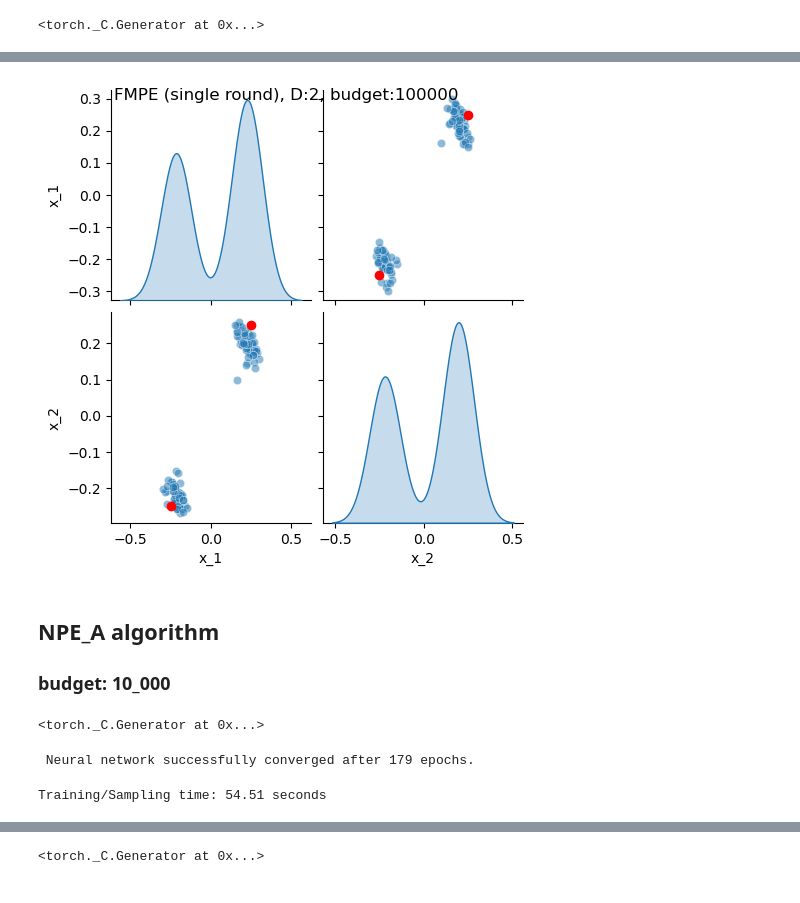
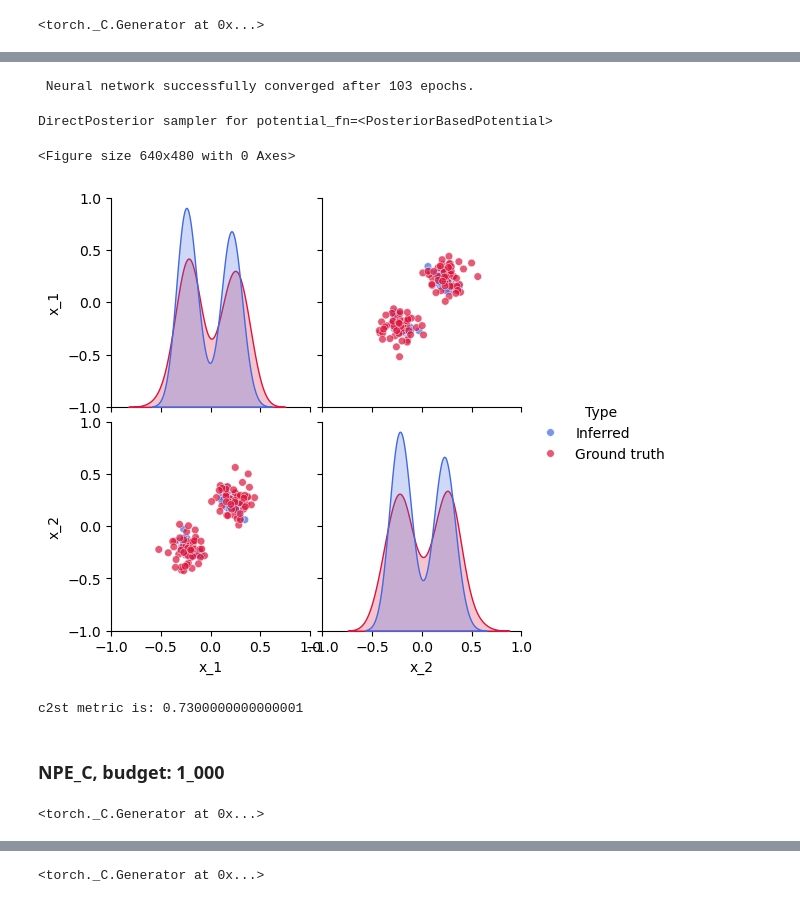
Before and after one commit to givasile/lfi, a Jupyter notebook: notebooks/2moon_simulator.ipynb, the cells around one changed output, grey strips where cells are left out. Cells and saved outputs as stored; diff of their text form; code cells hidden in the pictures.

```diff
--- a/notebooks/2moon_simulator.ipynb
+++ b/notebooks/2moon_simulator.ipynb
@@ -168,16 +213,45 @@ inference.plot_training_summary(budget=100_000)
-# %%
-g = inference.plot_posterior_samples(
-    samples=samples,
-    budget=100000,
-    posterior_modes=posterior_modes,
-    subset_dims = [d for d in range(D)],
-)
-# %% [output]
-[figure, removed]
-# %% [markdown]
-## NPE_A algorithm
-
-### budget: 10_000
+# %%
+# Fit
+inference.fit(
+    budget=budget,
+    fit_kwargs = {
+        "batch_size": batch_size,
+        "num_components": num_components,
+    }
+)
+# %% [output]
+ Neural network successfully converged after 103 epochs.
+DirectPosterior sampler for potential_fn=<PosteriorBasedPotential>
+# %%
+samples = inference.sample(nof_samples=nof_samples)
+# %%
+from scipy.stats import multivariate_normal
+mode1 = np.array([0.25, 0.25])
+mode2 = np.array([-0.25, -0.25])
+cov = 0.01 * np.eye(2)  # Small covariance
+
+# Generate GT samples (50% from each mode)
+samples_gt = np.vstack([
+    multivariate_normal(mode1, cov).rvs(50),
+    multivariate_normal(mode2, cov).rvs(50)
+])
+# %%
+lfi.visualization.plot_pairwise_posterior(
+    samples,
+    limits = [prior_low, prior_high],
+    samples_gt = samples_gt
+)
+plt.show()
+# %% [output]
+<Figure size 640x480 with 0 Axes>
+[figure, added]
+# %%
+c2st = lfi.evaluation.c2st(samples, samples_gt)
+print(f"c2st metric is: {c2st}")
+# %% [output]
+c2st metric is: 0.7300000000000001
+# %% [markdown]
+### NPE_C, budget: 1_000
 # %%
 np.random.seed(21355)
 torch.manual_seed(21)
@@ -201,6 +284 @@ inference = lfi.inference.from_sbi.NPEASingleRound(
 )
-# %%
-samples, time = inference.fit_and_sample(budget=10000, num_samples=100)
-# %% [output]
- Neural network successfully converged after 179 epochs.
-Training/Sampling time: 54.51 seconds
```
Also changed, not shown: parts of 135 cells of this notebook, 3 other files.
